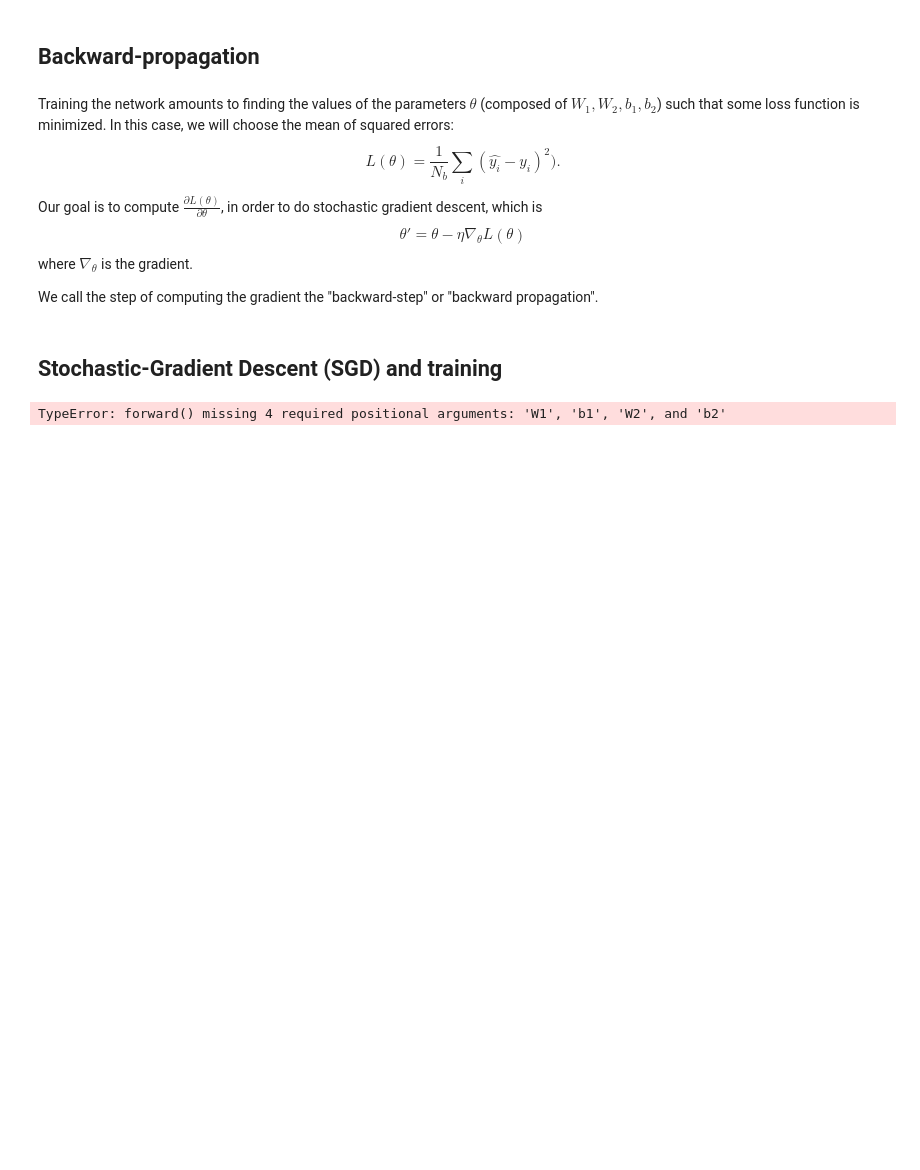
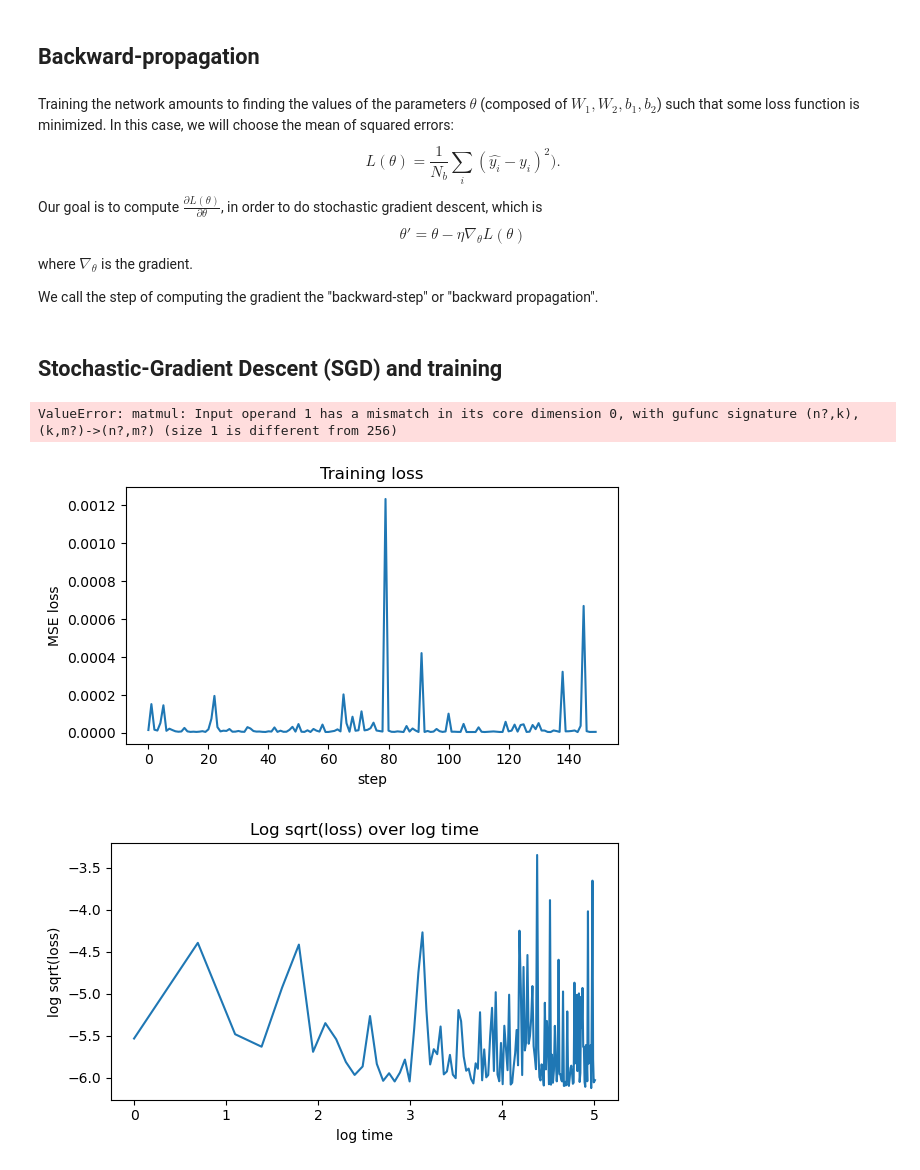
Before and after one commit to raphaelhuleux/deep_learning_bdf, a Jupyter notebook: 00-intro-nn/training-nn-with-numpy.ipynb, the cells around one changed output. Cells and saved outputs as stored; diff of their text form; code cells hidden in the pictures; blank space fills up the shorter version.

```diff
--- a/00-intro-nn/training-nn-with-numpy.ipynb
+++ b/00-intro-nn/training-nn-with-numpy.ipynb
@@ -194,22 +194,26 @@ b1 = np.zeros((1, H))
 W2 = 0.1 * np.random.randn(H, 1)
 b2 = np.zeros((1, 1))
 # %%
+n_validation = 1024
+x_validation = np.linspace(-np.pi, np.pi, n_validation).reshape(-1, 1)
+
 # ----------------------------
 # 3) Training loop (SGD)
 # ----------------------------
 lr = 1e-1
 batch = 128
 steps = 150_000
-
+losses = []
 for t in range(steps):
     idx = np.random.randint(0, n, size=batch)
     xb = x_n[idx]
     yb = y[idx]
 
-    yhat, cache = forward(xb)
-    loss = np.mean((yhat - yb) ** 2)
+    # Forward-pass
+    yhat, cache = forward(xb, W1, b1, W2, b2)
 
-    dW1, db1, dW2, db2 = backward(cache, yb)
+    # Backward-propagation
+    dW1, db1, dW2, db2 = backward(cache, yb, W2)
 
     # SGD update
     W1 -= lr * dW1
@@ -217,10 +221,38 @@ for t in range(steps):
     W2 -= lr * dW2
     b2 -= lr * db2
 
-    if (t + 1) % 500 == 0:
-        print(f"step {t+1:4d} | loss {loss:.6f}")
+    # Compute validation loss
+    if t % 1000 == 0:
+        x_val_n = (x_validation - x_mean) / x_std
+        y_val = np.sin(x_validation)
+        y_val_pred, _ = forward(x_val_n, W1, b1, W2, b2)
+        loss = np.mean((y_val_pred - y_val) ** 2)
+        print(f"step {t+1:4d} | loss {np.sqrt(loss):.6f}")
+        losses.append(loss)
 # %% [output]
-TypeError: forward() missing 4 required positional arguments: 'W1', 'b1', 'W2', and 'b2'
+ValueError: matmul: Input operand 1 has a mismatch in its core dimension 0, with gufunc signature (n?,k),(k,m?)->(n?,m?) (size 1 is different from 256)
+# %%
+# Loss curve
+plt.figure(figsize=(6, 3.5))
+plt.plot(losses)
+plt.xlabel("step")
+plt.ylabel("MSE loss")
+plt.title("Training loss")
+plt.tight_layout()
+plt.show()
+
+# Log-log plot of sqrt(loss) over time
+t = np.arange(1, len(losses) + 1)
+plt.figure(figsize=(6, 3.5))
+plt.plot(np.log(t), np.log(np.sqrt(losses)))
+plt.xlabel("log time")
+plt.ylabel("log sqrt(loss)")
+plt.title("Log sqrt(loss) over log time")
+plt.tight_layout()
+plt.show()
+# %% [output]
+[figure, added]
+[figure, added]
 # %%
 # ----------------------------
 # 4) Quick evaluation (no plotting needed)
```
Also changed, not shown: parts of 1 cell of this notebook, 2 other files.
